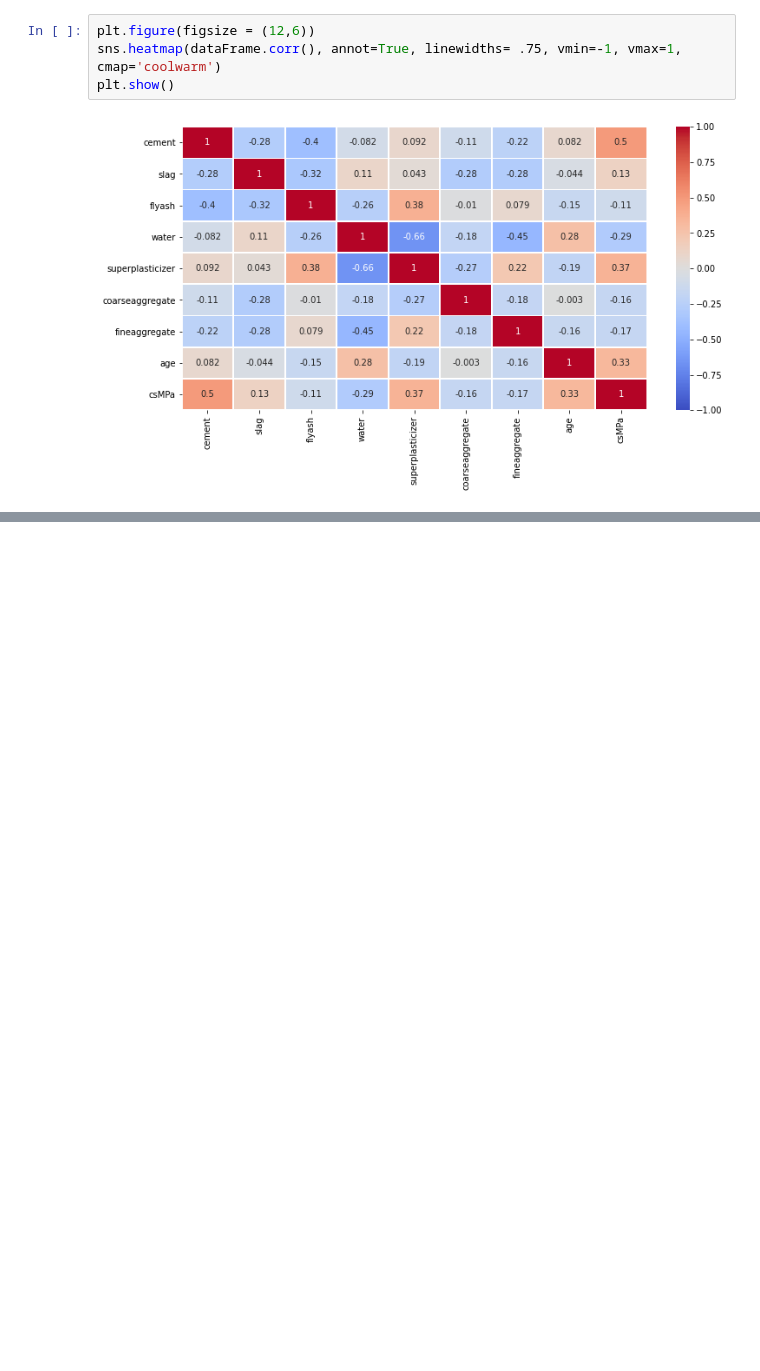
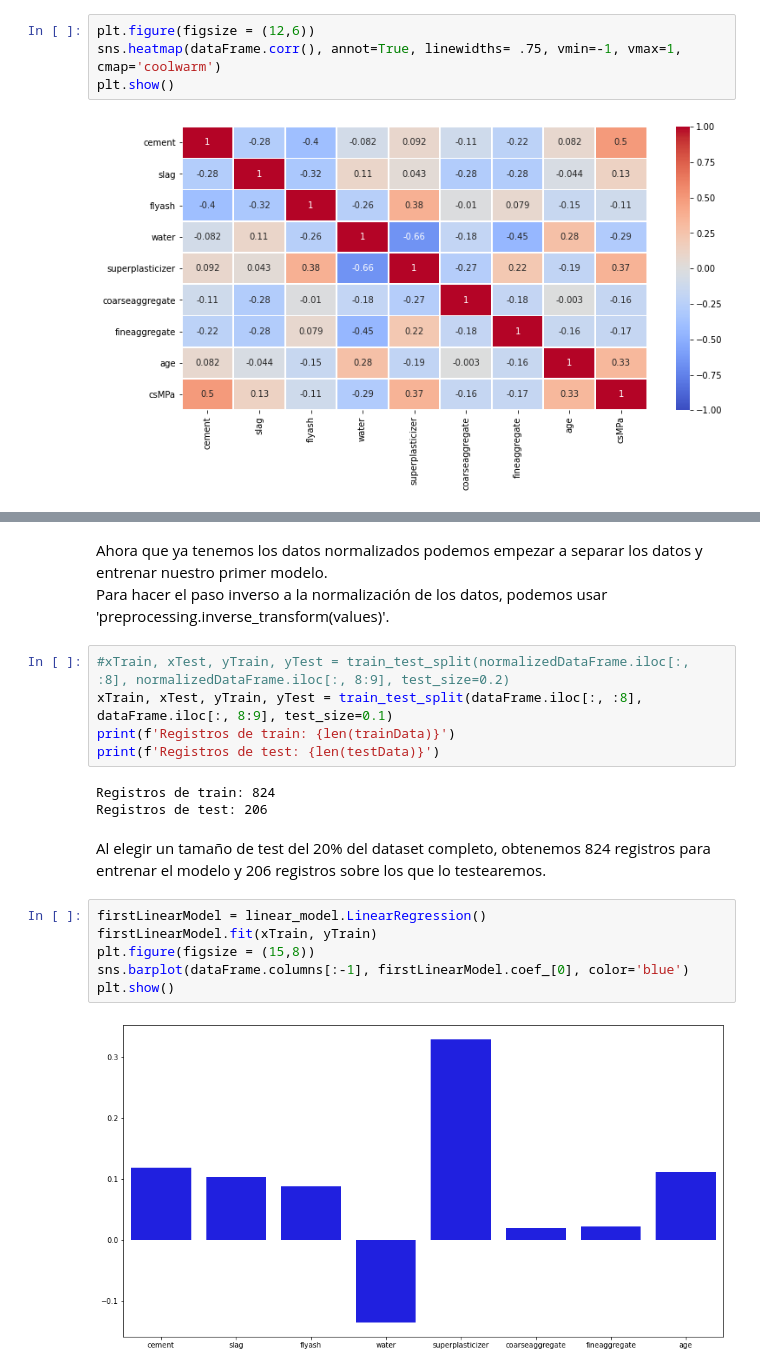
Before and after one commit to juankasv99/APC_Concrete_MPa, a Jupyter notebook: ConcreteMPa_Regression.ipynb, the cells around one changed output, grey strips where cells are left out. Saved outputs shown, nothing was run; the diff lists cells and outputs as text; blank space fills up the shorter version.

Commit message:
First regression made! (fast and simple, needs improvement)

```diff
--- a/ConcreteMPa_Regression.ipynb
+++ b/ConcreteMPa_Regression.ipynb
@@ -113,0 +149,21 @@ plt.show()
+# %% [markdown]
+Ahora que ya tenemos los datos normalizados podemos empezar a separar los datos y entrenar nuestro primer modelo.
+Para hacer el paso inverso a la normalización de los datos, podemos usar 'preprocessing.inverse_transform(values)'.
+# %%
+#xTrain, xTest, yTrain, yTest = train_test_split(normalizedDataFrame.iloc[:, :8], normalizedDataFrame.iloc[:, 8:9], test_size=0.2)
+xTrain, xTest, yTrain, yTest = train_test_split(dataFrame.iloc[:, :8], dataFrame.iloc[:, 8:9], test_size=0.1)
+print(f'Registros de train: {len(trainData)}')
+print(f'Registros de test: {len(testData)}')
+# %% [output]
+Registros de train: 824
+Registros de test: 206
+# %% [markdown]
+Al elegir un tamaño de test del 20% del dataset completo, obtenemos 824 registros para entrenar el modelo y 206 registros sobre los que lo testearemos.
+# %%
+firstLinearModel = linear_model.LinearRegression()
+firstLinearModel.fit(xTrain, yTrain)
+plt.figure(figsize = (15,8))
+sns.barplot(dataFrame.columns[:-1], firstLinearModel.coef_[0], color='blue')
+plt.show()
+# %% [output]
+[figure, added]
```
Also changed, not shown: parts of 14 cells of this notebook.
